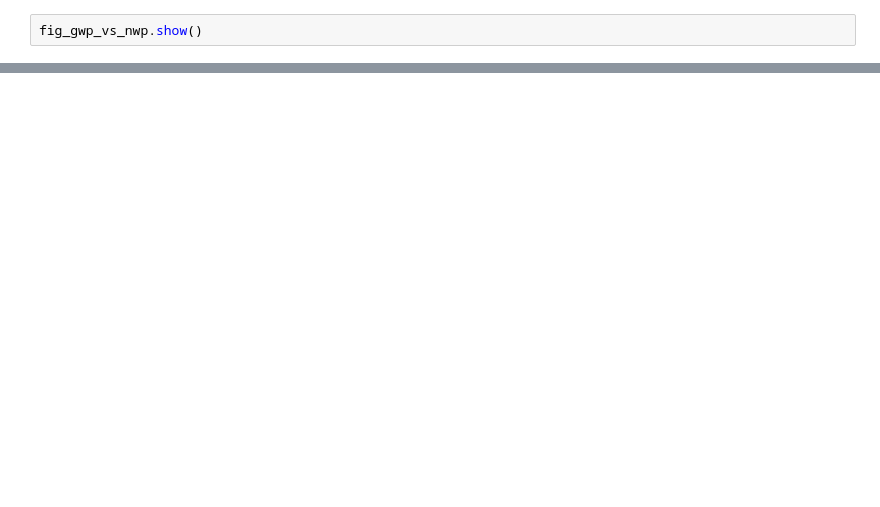
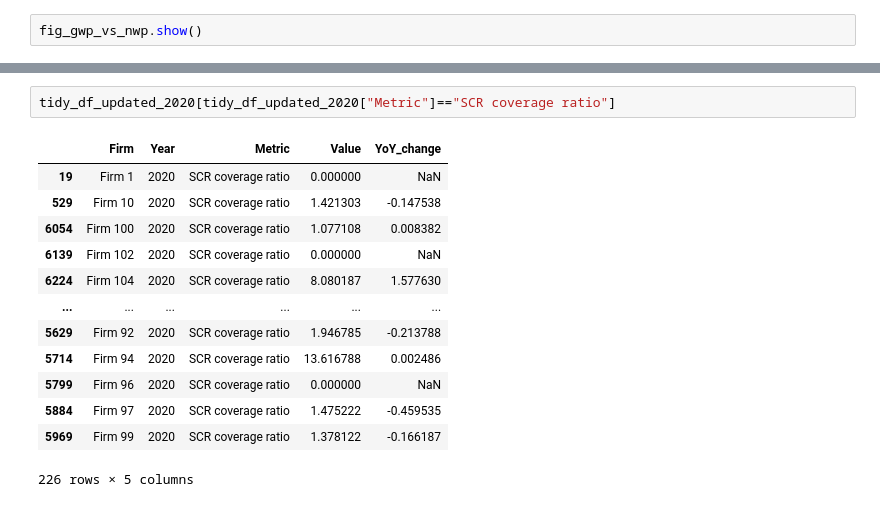
Before and after one commit to ravitejadaita/insurance-supervision-analysis, a Jupyter notebook: analysis.ipynb, the cells around one changed output, grey strips where cells are left out. Saved outputs shown, nothing was run; the diff lists cells and outputs as text; blank space fills up the shorter version.

```diff
--- a/analysis.ipynb
+++ b/analysis.ipynb
@@ -251,0 +255,16 @@ fig_gwp_vs_nwp.show()
+# %%
+tidy_df_updated_2020[tidy_df_updated_2020["Metric"]=="SCR coverage ratio"]
+# %% [output]
+|  | Firm | Year | Metric | Value | YoY_change |
+| 19 | Firm 1 | 2020 | SCR coverage ratio | 0.000000 | NaN |
+| 529 | Firm 10 | 2020 | SCR coverage ratio | 1.421303 | -0.147538 |
+| 6054 | Firm 100 | 2020 | SCR coverage ratio | 1.077108 | 0.008382 |
+| 6139 | Firm 102 | 2020 | SCR coverage ratio | 0.000000 | NaN |
+| 6224 | Firm 104 | 2020 | SCR coverage ratio | 8.080187 | 1.577630 |
+| ... | ... | ... | ... | ... | ... |
+| 5629 | Firm 92 | 2020 | SCR coverage ratio | 1.946785 | -0.213788 |
+| 5714 | Firm 94 | 2020 | SCR coverage ratio | 13.616788 | 0.002486 |
+| 5799 | Firm 96 | 2020 | SCR coverage ratio | 0.000000 | NaN |
+| 5884 | Firm 97 | 2020 | SCR coverage ratio | 1.475222 | -0.459535 |
+| 5969 | Firm 99 | 2020 | SCR coverage ratio | 1.378122 | -0.166187 |
+226 rows × 5 columns
```
Also changed, not shown: parts of 27 cells of this notebook, 8 other files.
